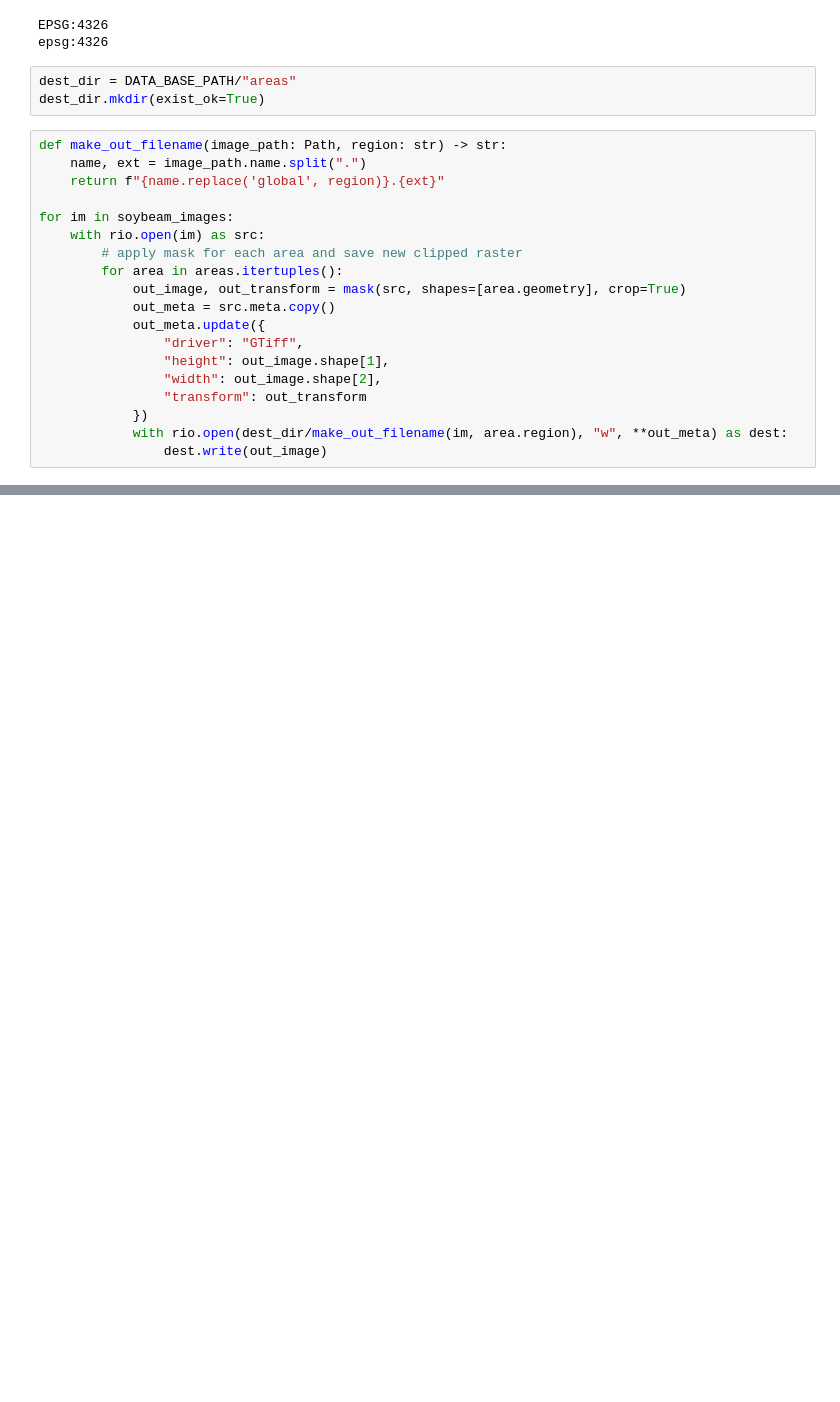
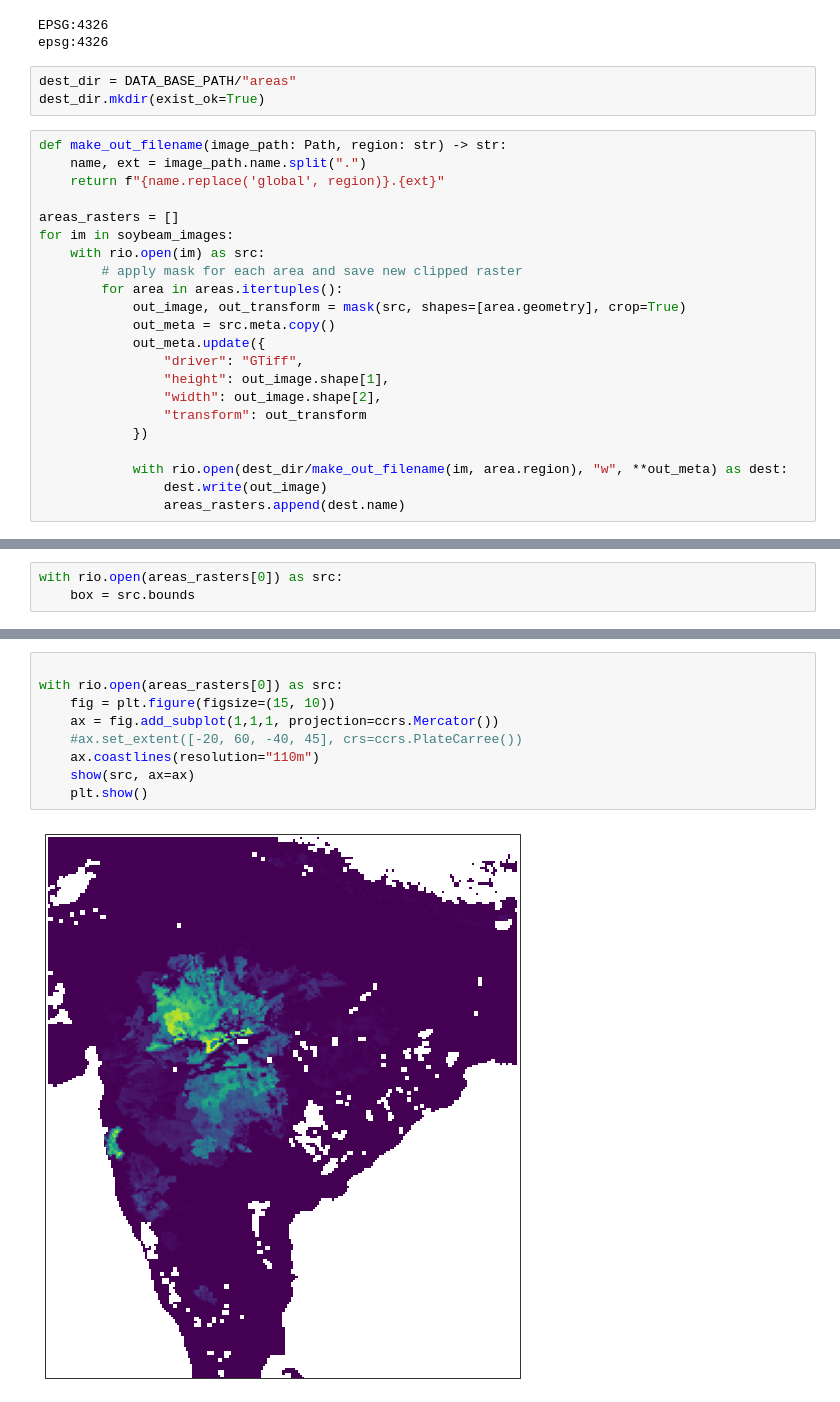
Before and after one commit to BielStela/vizzuality_challenge, a Jupyter notebook: challenge.ipynb, the cells around one changed output, grey strips where cells are left out. Saved outputs shown, nothing was run; the diff lists cells and outputs as text; blank space fills up the shorter version.

```diff
--- a/challenge.ipynb
+++ b/challenge.ipynb
@@ -99,6 +107,7 @@ def make_out_filename(image_path: Path, region: str) -> str:
     name, ext = image_path.name.split(".")
     return f"{name.replace('global', region)}.{ext}"
 
+areas_rasters = []
 for im in soybeam_images:
     with rio.open(im) as src:
         # apply mask for each area and save new clipped raster
@@ -111,5 +120,7 @@ for im in soybeam_images:
                 "width": out_image.shape[2],
                 "transform": out_transform
             })
+
             with rio.open(dest_dir/make_out_filename(im, area.region), "w", **out_meta) as dest:
                 dest.write(out_image)
+                areas_rasters.append(dest.name)
@@ -127,0 +131,3 @@ df.head()
+# %%
+with rio.open(areas_rasters[0]) as src:
+    box = src.bounds
@@ -127,0 +138,11 @@ df.head()
+# %%
+
+with rio.open(areas_rasters[0]) as src:
+    fig = plt.figure(figsize=(15, 10))
+    ax = fig.add_subplot(1,1,1, projection=ccrs.Mercator())
+    #ax.set_extent([-20, 60, -40, 45], crs=ccrs.PlateCarree())
+    ax.coastlines(resolution="110m")
+    show(src, ax=ax)
+    plt.show()
+# %% [output]
+[figure, added]
```
Also changed, not shown: parts of 7 cells of this notebook, 1 other file.
